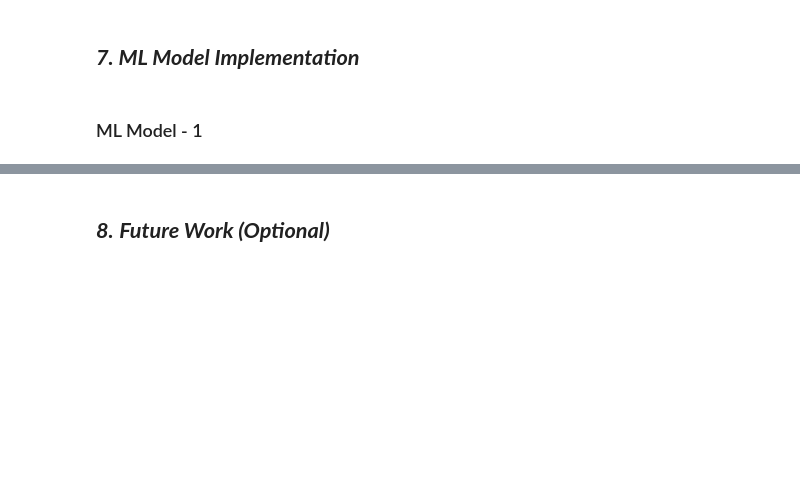
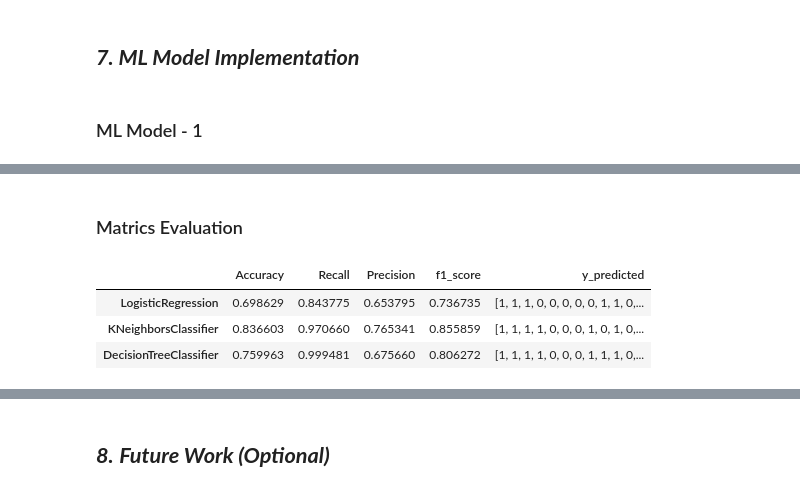
Before and after one commit to k9-Ashish/Health_Insurance_Cross_Sell_Prediction_Capstone_Project, a Jupyter notebook: Health_Insurance_Cross_Sell_Prediction_Capstone_Project.ipynb, the cells around one changed output, grey strips where cells are left out. Drawn from its saved outputs; the diff is of its cells as text; code cells hidden in the pictures; blank space fills up the shorter version.

```diff
--- a/Health_Insurance_Cross_Sell_Prediction_Capstone_Project.ipynb
+++ b/Health_Insurance_Cross_Sell_Prediction_Capstone_Project.ipynb
@@ -1618,0 +1621,29 @@ Answer Here.
+# %%
+# Function that will calculate the accuracy, r2 and RMSE scores
+
+def model_results(y_predicted):
+
+    # Checking various matrics for our model
+
+    # Checking Accuracy
+    accuracy = accuracy_score(y_test, y_predicted)
+
+    # Checking Recall
+    recall = recall_score(y_test, y_predicted)
+
+    # Checking Precision
+    precision = precision_score(y_test, y_predicted)
+
+    # Checking f1 score
+    f1_score_eval = f1_score(y_test, y_predicted)
+
+    # Printing our classification report
+    #print(classification_report(y_test, y_predicted))
+
+    matrics_name = ['Accuracy', 'Recall', 'Precision', 'f1_score', 'y_predicted']
+    matrics_value = [accuracy, recall, precision, f1_score_eval, y_predicted]
+
+    total_matrics = dict(zip(matrics_name,matrics_value))
+
+    df = pd.DataFrame(data = [total_matrics])
+    return df
@@ -1618,0 +1927,10 @@ Answer Here.
+# %% [markdown]
+### Matrics Evaluation
+# %%
+# Training our model and getting the predictions done by our different models after Hyper parameter tuning
+result_1
+# %% [output]
+|  | Accuracy | Recall | Precision | f1_score | y_predicted |
+| LogisticRegression | 0.698629 | 0.843775 | 0.653795 | 0.736735 | [1, 1, 1, 0, 0, 0, 0, 0, 1, 1, 0,... |
+| KNeighborsClassifier | 0.836603 | 0.970660 | 0.765341 | 0.855859 | [1, 1, 1, 1, 0, 0, 0, 1, 0, 1, 0,... |
+| DecisionTreeClassifier | 0.759963 | 0.999481 | 0.675660 | 0.806272 | [1, 1, 1, 1, 0, 0, 0, 1, 1, 1, 0,... |
```
Also changed, not shown: parts of 70 cells of this notebook.
